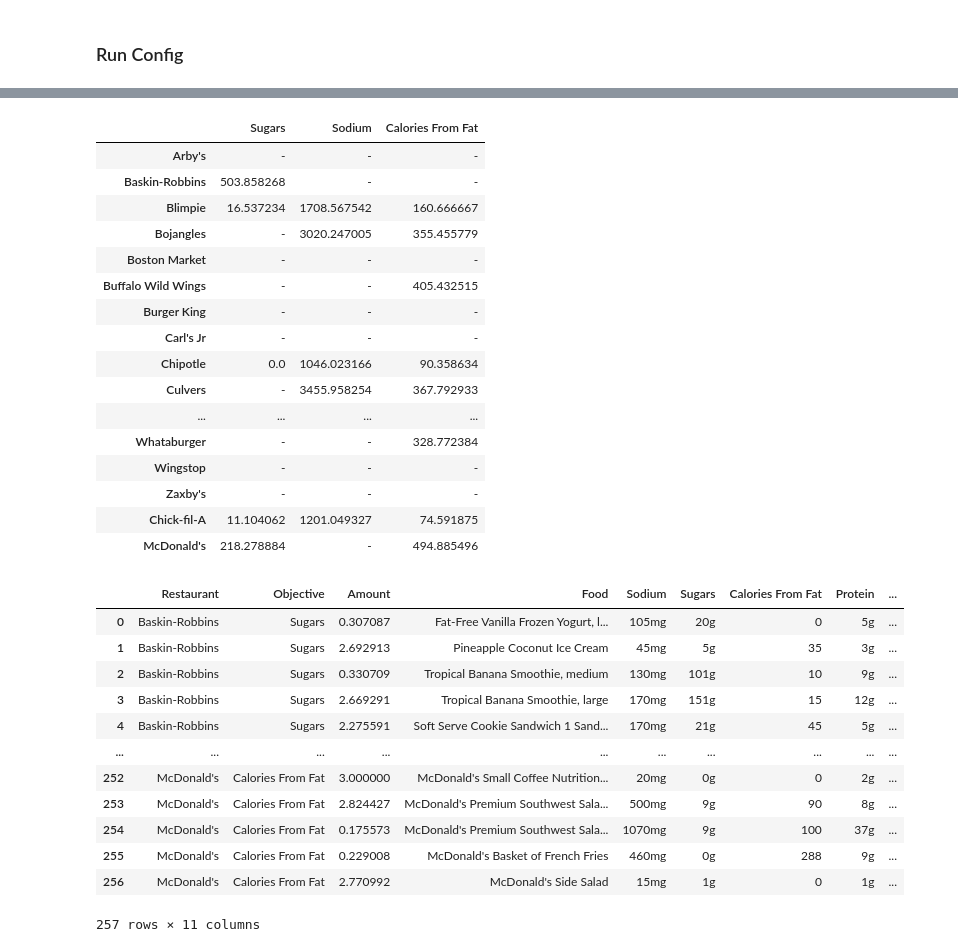
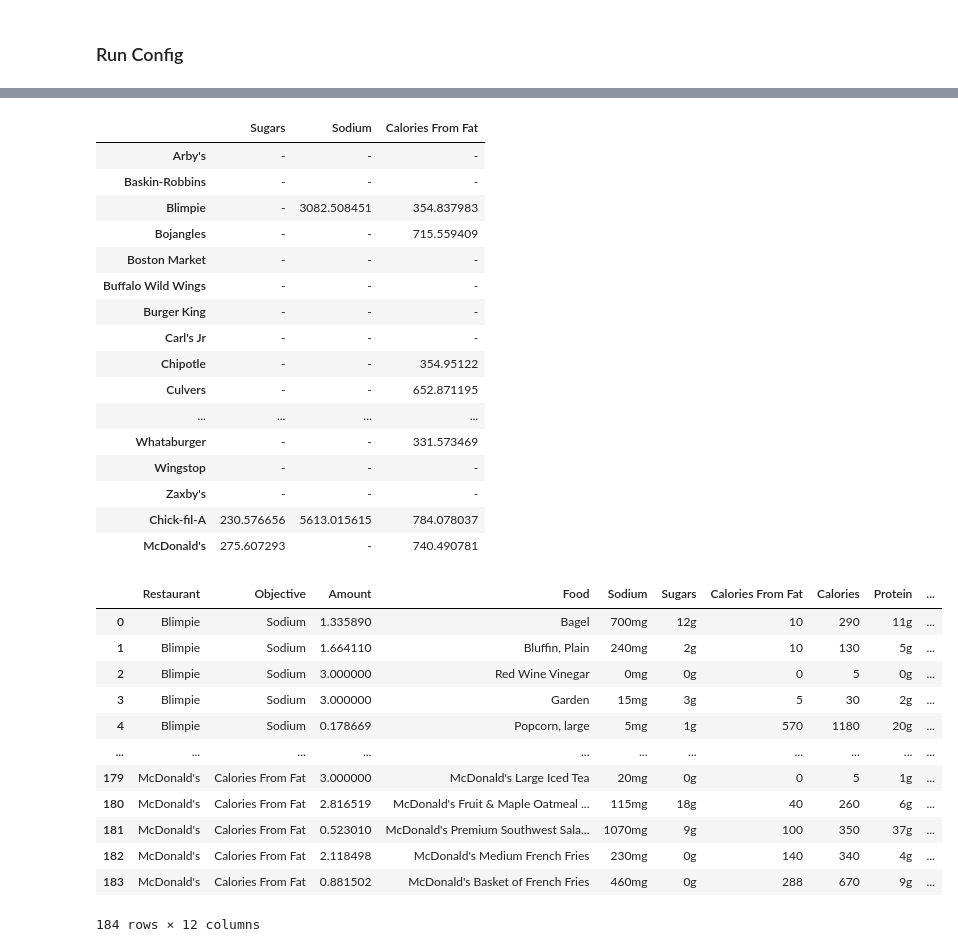
Before and after one commit to zach-hunt/NutritionResearch, a Jupyter notebook: NutritionModelling.ipynb, the cells around one changed output, grey strips where cells are left out. Saved outputs shown, nothing was run; the diff lists cells and outputs as text; code cells hidden in the pictures.

Commit message:
Total calorie restriction

```diff
--- a/NutritionModelling.ipynb
+++ b/NutritionModelling.ipynb
@@ -120,7 +120,7 @@ def guide_lookup(gender: str, age: int, guide: pd.DataFrame, columns=[]):
 # %% [markdown]
 ### Model Building: Variables, Constraints, and Objective
 # %%
-def create_model(subset: pd.DataFrame, less_thans: list, guide: pd.DataFrame, costs: dict, objective: list,
+def create_model(subset: pd.DataFrame, less_thans: list, equal_tos: list, guide: pd.DataFrame, costs: dict, objective: list,
                  filter_relaxations: set = {}, meals: int = 2, cat_limit: int = 0, min_cutoff: int = 1,
                  var_type: str = "C", verbose: bool = False):
     """
@@ -157,10 +157,10 @@ def create_model(subset: pd.DataFrame, less_thans: list, guide: pd.DataFrame, co
     for fact, req in guide.items():  # Nutrition Requirements
         if len(objective) == 1 and fact == objective[0]:  # Don't constrain the objective for single-objective models
             continue
-        if fact in less_thans:
+        if (fact in less_thans) or (fact in equal_tos):
             vprint(f"Constraining {fact}".ljust(35), f"<= {round(req, 2)}".ljust(10), f"across {meals} meals")
             m.addConstr(sum((x * extract(subset, r, fact, maximize=True) for r, x in enumerate(xis))) - f_rel[fact] <= req / meals)
-        else:
+        if (fact not in less_thans) or (fact in equal_tos):
             vprint(f"Constraining {fact}".ljust(35), f">= {round(req, 2)}".ljust(10), f"across {meals} meals")
             m.addConstr(sum((x * extract(subset, r, fact, maximize=False) for r, x in enumerate(xis))) + f_rel[fact] >= req / meals)
 
@@ -216,13 +216,13 @@ def model_run(df: pd.DataFrame, objectives: list, multi_obj: bool, res: str="")
     :verbose:
     """
     vprint = vprint_factory(model_args["verbose"])
-    model_args["verbose"] = (model_args["verbose"] - 1) == True
+    model_args["verbose"] = (model_args["verbose"] - 1) == True  # Interesting verbosity logic. The True check is NOT unnecessary
     res_list = [res] if res else pd.unique(df["Restaurant"])
     master_results = pd.DataFrame(columns=objectives + (["Overage Penalty"] if multi_obj else []), index=res_list)
     master_foods = pd.DataFrame(columns=columns + ["Restaurant"] + (["Objective"] if not multi_obj else []), index=[])
 
     for res in res_list:
-        vprint(res, end=", ")
+        vprint(res, end="\n\n")
         subset = df.loc[df["Restaurant"] == res].reset_index(drop=True)
         model_args["subset"] = subset
 
@@ -234,6 +234,7 @@ def model_run(df: pd.DataFrame, objectives: list, multi_obj: bool, res: str="")
             results = pd.DataFrame(columns=[], index=[res])
             foods = pd.DataFrame(columns=columns + ["Objective", "Restaurant"], index=[])
             for obj in objectives:
+                vprint(f"Solving {res} with respect to {obj}")
                 model_args["objective"] = [obj]
                 m = create_model(**model_args)
                 m.optimize()
@@ -253,7 +254,7 @@ def model_run(df: pd.DataFrame, objectives: list, multi_obj: bool, res: str="")
         else:
             master_results.loc[res] = "-"
 
-    food_col_order = ['Restaurant', 'Amount', 'Food', 'Sodium', 'Sugars', 'Calories From Fat',
+    food_col_order = ['Restaurant', 'Amount', 'Food', 'Sodium', 'Sugars', 'Calories From Fat', 'Calories',
                       'Protein', 'Total Carbohydrates', 'Dietary Fiber', 'Saturated Fat']
     if not multi_obj:
         food_col_order.insert(1, "Objective")
@@ -268,6 +269,6 @@ def model_run(df: pd.DataFrame, objectives: list, multi_obj: bool, res: str="")
 # %% [markdown]
 ### Data Loading
 # %%
-columns = ['Sodium', 'Sugars', 'Calories From Fat', 'Protein',
+columns = ['Sodium', 'Sugars', 'Calories From Fat', 'Calories', 'Protein',
            'Total Carbohydrates', 'Dietary Fiber', 'Saturated Fat']
 df, guide = load_ref_files(nutrition_cols=columns)
@@ -277,23 +292,25 @@ df, guide = load_ref_files(nutrition_cols=columns)
 age, gender = 24, "Male"
 objectives = ["Sugars", "Sodium", "Calories From Fat"]  # List of objective(s). Must be list-like
 multi_obj = False  # If True, the model objective is the sum of objective overages. Otherwise, the model is solved for each nutrient separately
-verbose = False    # Whether to provide run / solve updates
+verbose = 1    # Whether to provide run / solve updates
 res = ""           # Leave blank to run all
-out_name = "" # Leave blank to skip saving
+out_name = "Relaxed_Cat3" # Leave blank to skip saving
 
 filtered_guide = guide_lookup(gender, age, guide, columns)
 
 less_thans = ["Sodium", "Sugars", "Saturated Fat", "Calories From Fat"]  # These correspond to columns from Fast Food Nutrition dataset
+equal_tos = ["Calories"]
 costs = {"Sugars": 1, "Sodium": 50, "Calories From Fat": 4}   # Note units: Sugars (g) vs Sodium (mg)
-model_args = {"less_thans": less_thans, "guide": filtered_guide, "filter_relaxations": set(), "objective": objectives,
-              "costs": costs, "meals": 1, "cat_limit": 3, "min_cutoff": False, "var_type": "Continuous", "verbose": verbose, }
+model_args = {"less_thans": less_thans, "equal_tos": equal_tos, "guide": filtered_guide,
+              "filter_relaxations": set(), "objective": objectives, "costs": costs,
+              "meals": 1, "cat_limit": 3, "min_cutoff": False, "var_type": "Continuous", "verbose": verbose, }
 
 results, foods = model_run(df, objectives, multi_obj, res)
 display(results)
 display(foods)
 
-if out_name and not res:
-    outname = "./ModelOutput/" + out_name + ("-Multi" if multi_obj else "") + ".xlsx"
+if out_name:
+    outname = "./ModelOutput/" + out_name + ("-Multi" if multi_obj else "") + (f"-{res}" if res else "") + ".xlsx"
     with pd.ExcelWriter(outname) as writer:
         results.to_excel(writer, sheet_name = "Rankings")
         foods.to_excel(writer, sheet_name = "Foods", index=False)
@@ -319,33 +336,33 @@ Restaurant: McDonald's
 |  | Sugars | Sodium | Calories From Fat |
 | Arby's | - | - | - |
-| Baskin-Robbins | 503.858268 | - | - |
-| Blimpie | 16.537234 | 1708.567542 | 160.666667 |
-| Bojangles | - | 3020.247005 | 355.455779 |
+| Baskin-Robbins | - | - | - |
+| Blimpie | - | 3082.508451 | 354.837983 |
+| Bojangles | - | - | 715.559409 |
 | Boston Market | - | - | - |
-| Buffalo Wild Wings | - | - | 405.432515 |
+| Buffalo Wild Wings | - | - | - |
 | Burger King | - | - | - |
 | Carl's Jr | - | - | - |
-| Chipotle | 0.0 | 1046.023166 | 90.358634 |
-| Culvers | - | 3455.958254 | 367.792933 |
+| Chipotle | - | - | 354.95122 |
+| Culvers | - | - | 652.871195 |
 | ... | ... | ... | ... |
-| Whataburger | - | - | 328.772384 |
+| Whataburger | - | - | 331.573469 |
 | Wingstop | - | - | - |
 | Zaxby's | - | - | - |
-| Chick-fil-A | 11.104062 | 1201.049327 | 74.591875 |
-| McDonald's | 218.278884 | - | 494.885496 |
+| Chick-fil-A | 230.576656 | 5613.015615 | 784.078037 |
+| McDonald's | 275.607293 | - | 740.490781 |
-|  | Restaurant | Objective | Amount | Food | Sodium | Sugars | Calories From Fat | Protein | ... |
-| 0 | Baskin-Robbins | Sugars | 0.307087 | Fat-Free Vanilla Frozen Yogurt, l... | 105mg | 20g | 0 | 5g | ... |
-| 1 | Baskin-Robbins | Sugars | 2.692913 | Pineapple Coconut Ice Cream | 45mg | 5g | 35 | 3g | ... |
-| 2 | Baskin-Robbins | Sugars | 0.330709 | Tropical Banana Smoothie, medium | 130mg | 101g | 10 | 9g | ... |
-| 3 | Baskin-Robbins | Sugars | 2.669291 | Tropical Banana Smoothie, large | 170mg | 151g | 15 | 12g | ... |
-| 4 | Baskin-Robbins | Sugars | 2.275591 | Soft Serve Cookie Sandwich 1 Sand... | 170mg | 21g | 45 | 5g | ... |
-| ... | ... | ... | ... | ... | ... | ... | ... | ... | ... |
-| 252 | McDonald's | Calories From Fat | 3.000000 | McDonald's Small Coffee Nutrition... | 20mg | 0g | 0 | 2g | ... |
-| 253 | McDonald's | Calories From Fat | 2.824427 | McDonald's Premium Southwest Sala... | 500mg | 9g | 90 | 8g | ... |
-| 254 | McDonald's | Calories From Fat | 0.175573 | McDonald's Premium Southwest Sala... | 1070mg | 9g | 100 | 37g | ... |
-| 255 | McDonald's | Calories From Fat | 0.229008 | McDonald's Basket of French Fries | 460mg | 0g | 288 | 9g | ... |
-| 256 | McDonald's | Calories From Fat | 2.770992 | McDonald's Side Salad | 15mg | 1g | 0 | 1g | ... |
+|  | Restaurant | Objective | Amount | Food | Sodium | Sugars | Calories From Fat | Calories | Protein | ... |
+| 0 | Blimpie | Sodium | 1.335890 | Bagel | 700mg | 12g | 10 | 290 | 11g | ... |
+| 1 | Blimpie | Sodium | 1.664110 | Bluffin, Plain | 240mg | 2g | 10 | 130 | 5g | ... |
+| 2 | Blimpie | Sodium | 3.000000 | Red Wine Vinegar | 0mg | 0g | 0 | 5 | 0g | ... |
+| 3 | Blimpie | Sodium | 3.000000 | Garden | 15mg | 3g | 5 | 30 | 2g | ... |
+| 4 | Blimpie | Sodium | 0.178669 | Popcorn, large | 5mg | 1g | 570 | 1180 | 20g | ... |
+| ... | ... | ... | ... | ... | ... | ... | ... | ... | ... | ... |
+| 179 | McDonald's | Calories From Fat | 3.000000 | McDonald's Large Iced Tea | 20mg | 0g | 0 | 5 | 1g | ... |
+| 180 | McDonald's | Calories From Fat | 2.816519 | McDonald's Fruit & Maple Oatmeal ... | 115mg | 18g | 40 | 260 | 6g | ... |
+| 181 | McDonald's | Calories From Fat | 0.523010 | McDonald's Premium Southwest Sala... | 1070mg | 9g | 100 | 350 | 37g | ... |
+| 182 | McDonald's | Calories From Fat | 2.118498 | McDonald's Medium French Fries | 230mg | 0g | 140 | 340 | 4g | ... |
+| 183 | McDonald's | Calories From Fat | 0.881502 | McDonald's Basket of French Fries | 460mg | 0g | 288 | 670 | 9g | ... |
-257 rows × 11 columns
+184 rows × 12 columns
 [interactive output not drawn]
 # %% [markdown]
 ### Status
```
Also changed, not shown: parts of 3 cells of this notebook, 5 other files.
